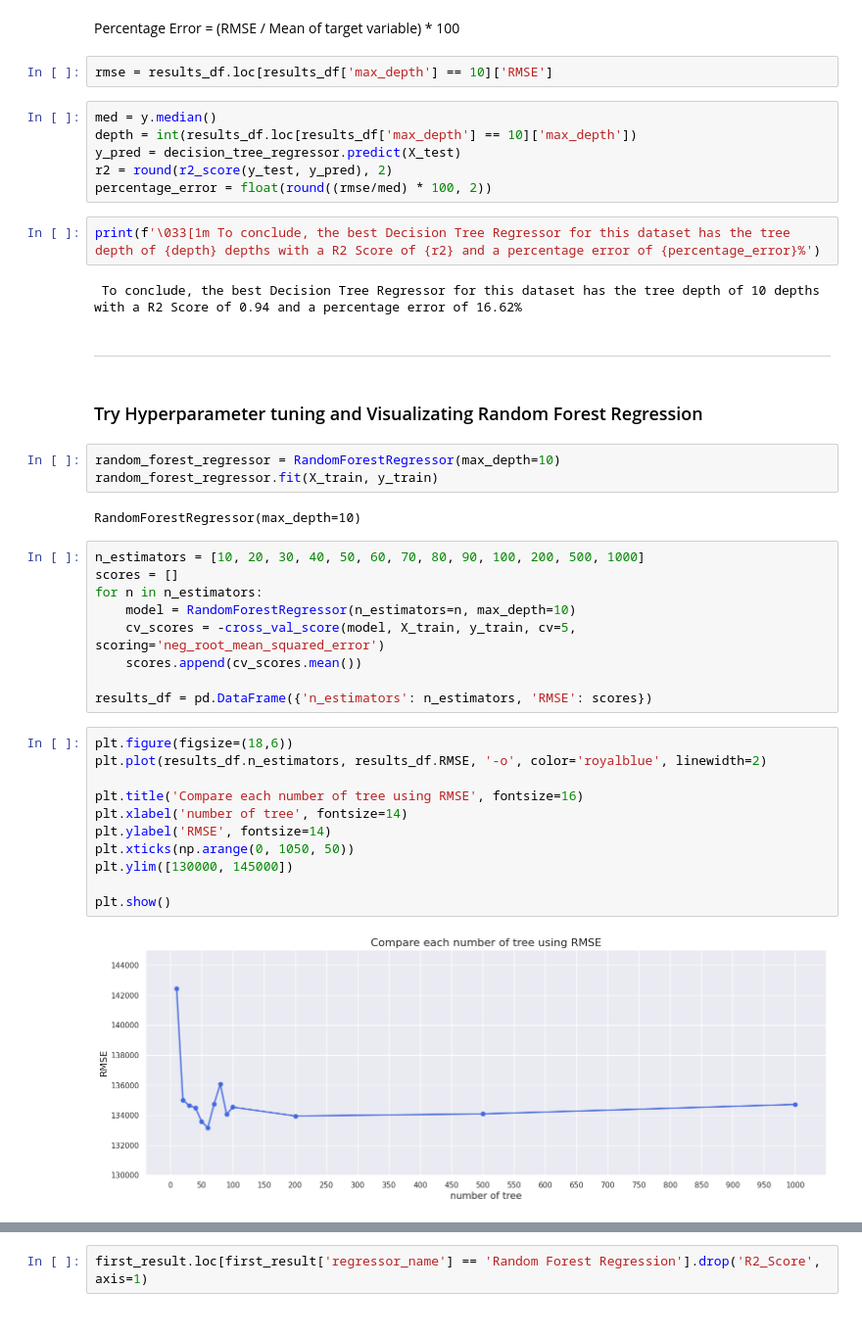
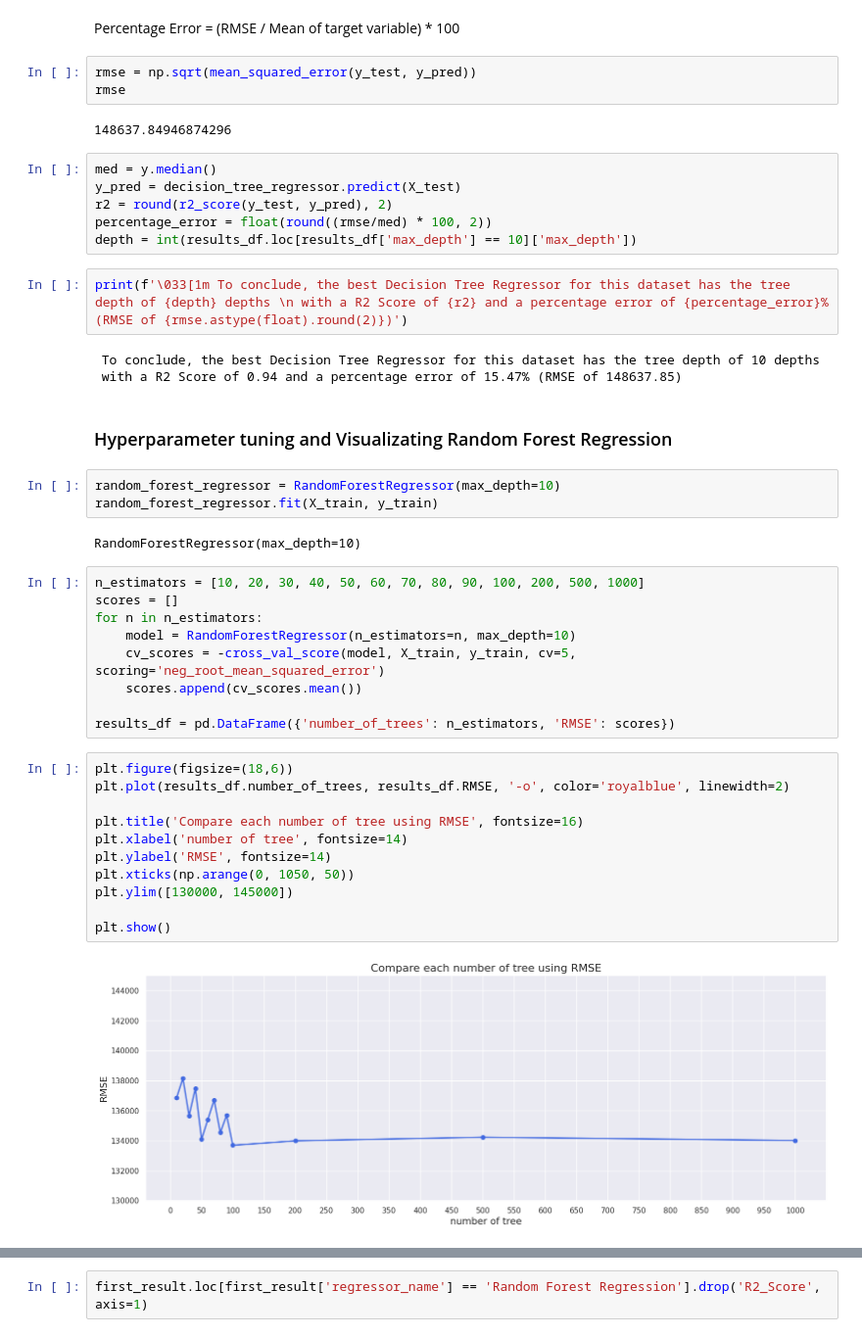
Before and after one commit to SatNichapon/DSI205_project, a Jupyter notebook: DSI205project.ipynb, the cells around one changed output, grey strips where cells are left out. Shown at 98% size. Saved outputs shown, nothing was run; the diff lists cells and outputs as text.

```diff
--- a/DSI205project.ipynb
+++ b/DSI205project.ipynb
@@ -866,22 +845,24 @@ sns.regplot(x=y_test, y=y_pred, ci=95, color='royalblue')
 **<h4> Calculate Percentage Error from RMSE </h4>**
 # %% [markdown]
 Percentage Error = (RMSE / Mean of target variable) * 100
-# %%
-rmse = results_df.loc[results_df['max_depth'] == 10]['RMSE']
+# %%
+rmse = np.sqrt(mean_squared_error(y_test, y_pred))
+rmse
+# %% [output]
+148637.84946874296
 # %%
 med = y.median()
-depth = int(results_df.loc[results_df['max_depth'] == 10]['max_depth'])
 y_pred = decision_tree_regressor.predict(X_test)
 r2 = round(r2_score(y_test, y_pred), 2)
 percentage_error = float(round((rmse/med) * 100, 2))
+depth = int(results_df.loc[results_df['max_depth'] == 10]['max_depth'])
 # %%
-print(f'\033[1m To conclude, the best Decision Tree Regressor for this dataset has the tree depth of {depth} depths with a R2 Score of {r2} and a percentage error of {percentage_error}%')
+print(f'\033[1m To conclude, the best Decision Tree Regressor for this dataset has the tree depth of {depth} depths \n with a R2 Score of {r2} and a percentage error of {percentage_error}% (RMSE of {rmse.astype(float).round(2)})')
 # %% [output]
- To conclude, the best Decision Tree Regressor for this dataset has the tree depth of 10 depths with a R2 Score of 0.94 and a percentage error of 16.62%
+ To conclude, the best Decision Tree Regressor for this dataset has the tree depth of 10 depths
+ with a R2 Score of 0.94 and a percentage error of 15.47% (RMSE of 148637.85)
-# %% [markdown]
----------
 # %% [markdown]
-### Try Hyperparameter tuning and Visualizating Random Forest Regression
+### Hyperparameter tuning and Visualizating Random Forest Regression
 # %%
 random_forest_regressor = RandomForestRegressor(max_depth=10)
 random_forest_regressor.fit(X_train, y_train)
@@ -895,20 +876,20 @@ for n in n_estimators:
     cv_scores = -cross_val_score(model, X_train, y_train, cv=5, scoring='neg_root_mean_squared_error')
     scores.append(cv_scores.mean())
 
-results_df = pd.DataFrame({'n_estimators': n_estimators, 'RMSE': scores})
+results_df = pd.DataFrame({'number_of_trees': n_estimators, 'RMSE': scores})
 # %%
 plt.figure(figsize=(18,6))
-plt.plot(results_df.n_estimators, results_df.RMSE, '-o', color='royalblue', linewidth=2)
+plt.plot(results_df.number_of_trees, results_df.RMSE, '-o', color='royalblue', linewidth=2)
 
 plt.title('Compare each number of tree using RMSE', fontsize=16)
 plt.xlabel('number of tree', fontsize=14)
 plt.ylabel('RMSE', fontsize=14)
 plt.xticks(np.arange(0, 1050, 50))
 plt.ylim([130000, 145000])
 
 plt.show()
 # %% [output]
-[figure, old version]
+[figure, new version]
 # %%
 results_df.sort_values('RMSE', ignore_index=True)
 # %% [output]
```
Also changed, not shown: parts of 40 cells of this notebook.
